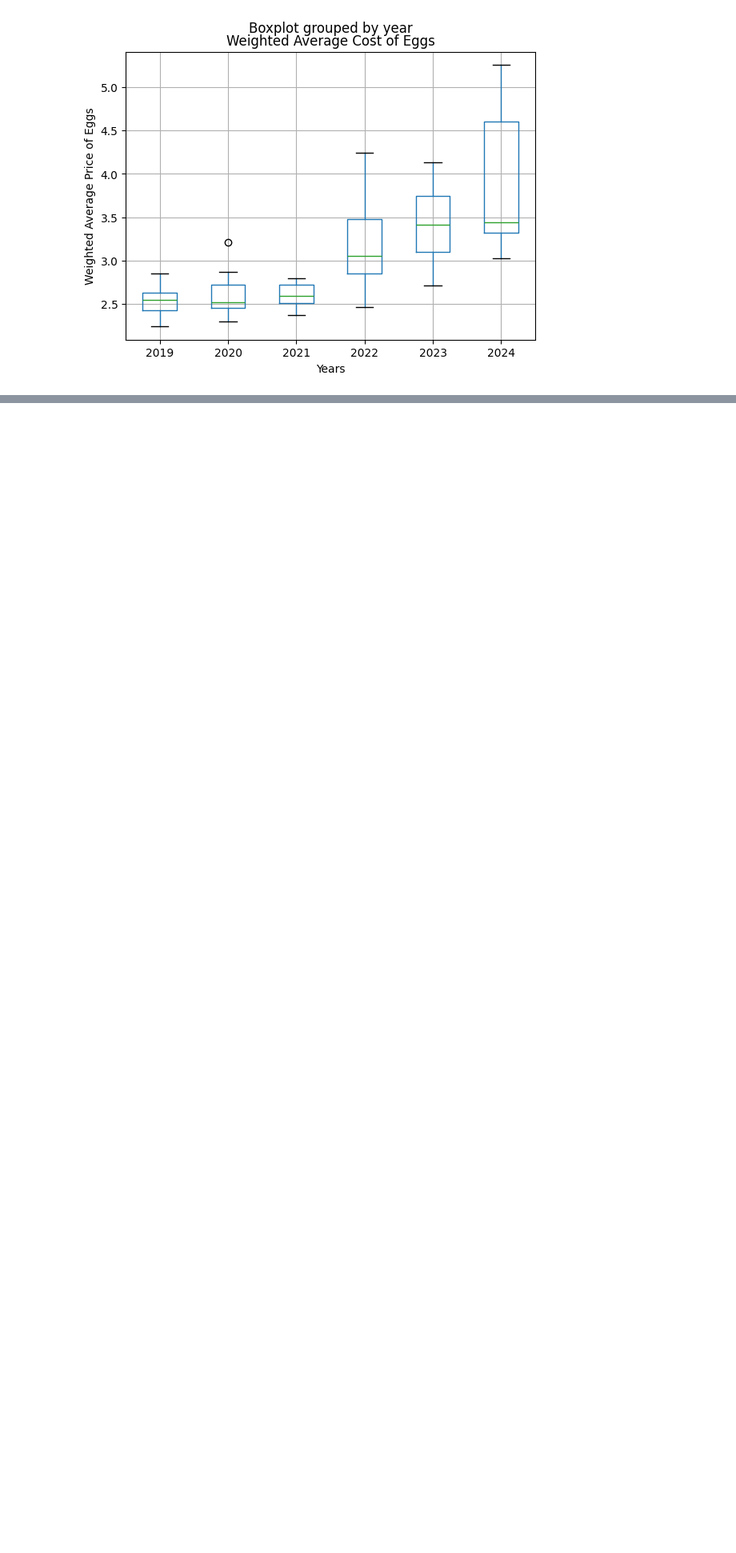
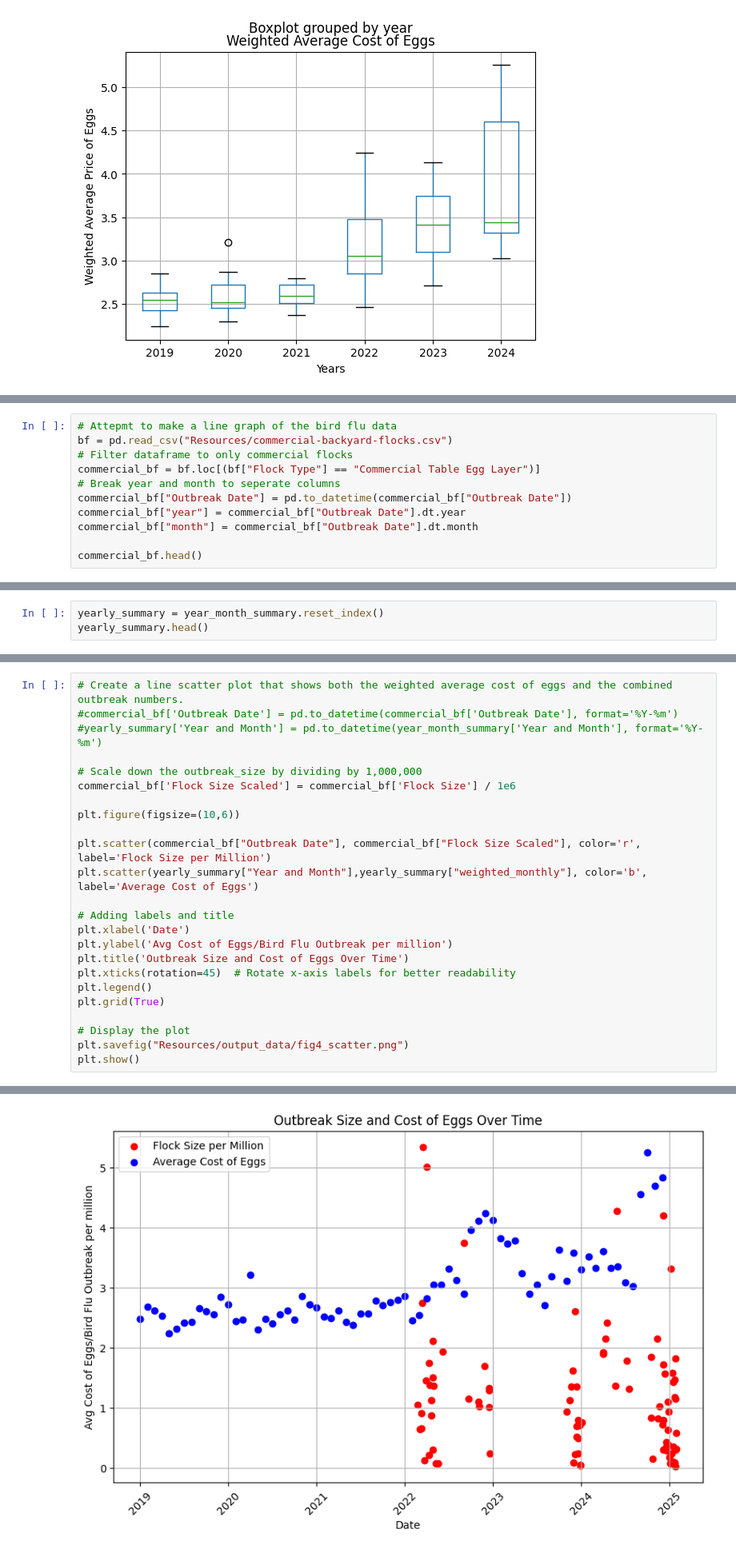
Before and after one commit to country4livin/Project-1-Repo, a Jupyter notebook: 5-yr_cost_of_eggs.ipynb, the cells around one changed output, grey strips where cells are left out. Shown at 80% size. Drawn from its saved outputs; the diff is of its cells as text; blank space fills up the shorter version.

Commit message:
added comparison with bird flu data

```diff
--- a/5-yr_cost_of_eggs.ipynb
+++ b/5-yr_cost_of_eggs.ipynb
@@ -358,0 +312,11 @@ plt.show()
+# %%
+# Attepmt to make a line graph of the bird flu data
+bf = pd.read_csv("Resources/commercial-backyard-flocks.csv")
+# Filter dataframe to only commercial flocks
+commercial_bf = bf.loc[(bf["Flock Type"] == "Commercial Table Egg Layer")]
+# Break year and month to seperate columns
+commercial_bf["Outbreak Date"] = pd.to_datetime(commercial_bf["Outbreak Date"])
+commercial_bf["year"] = commercial_bf["Outbreak Date"].dt.year
+commercial_bf["month"] = commercial_bf["Outbreak Date"].dt.month
+
+commercial_bf.head()
@@ -358,0 +345,3 @@ plt.show()
+# %%
+yearly_summary = year_month_summary.reset_index()
+yearly_summary.head()
@@ -358,0 +355,25 @@ plt.show()
+# %%
+# Create a line scatter plot that shows both the weighted average cost of eggs and the combined outbreak numbers.
+#commercial_bf['Outbreak Date'] = pd.to_datetime(commercial_bf['Outbreak Date'], format='%Y-%m')
+#yearly_summary['Year and Month'] = pd.to_datetime(year_month_summary['Year and Month'], format='%Y-%m')
+
+# Scale down the outbreak_size by dividing by 1,000,000
+commercial_bf['Flock Size Scaled'] = commercial_bf['Flock Size'] / 1e6
+
+plt.figure(figsize=(10,6))
+
+plt.scatter(commercial_bf["Outbreak Date"], commercial_bf["Flock Size Scaled"], color='r', label='Flock Size per Million')
+plt.scatter(yearly_summary["Year and Month"],yearly_summary["weighted_monthly"], color='b', label='Average Cost of Eggs')
+
+# Adding labels and title
+plt.xlabel('Date')
+plt.ylabel('Avg Cost of Eggs/Bird Flu Outbreak per million')
+plt.title('Outbreak Size and Cost of Eggs Over Time')
+plt.xticks(rotation=45)  # Rotate x-axis labels for better readability
+plt.legend()
+plt.grid(True)
+
+# Display the plot
+plt.savefig("Resources/output_data/fig4_scatter.png")
+plt.show()
+# %% [output]
@@ -358,0 +385 @@ plt.show()
+[figure, added]
```
Also changed, not shown: parts of 10 cells of this notebook.
